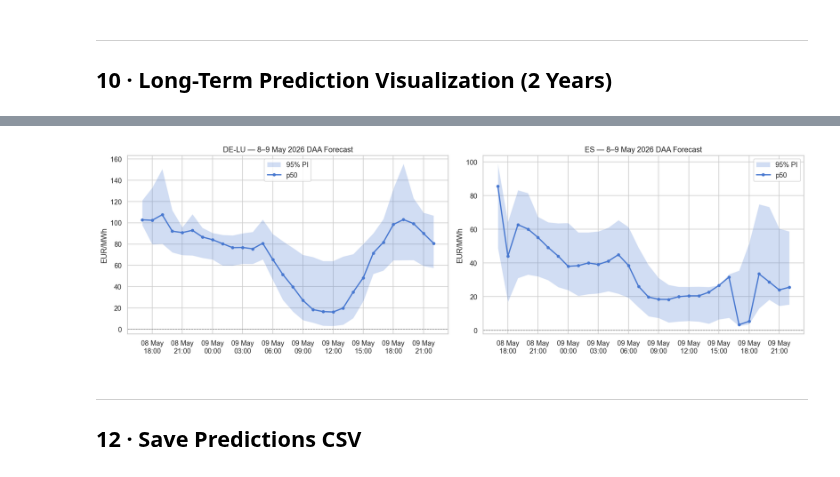
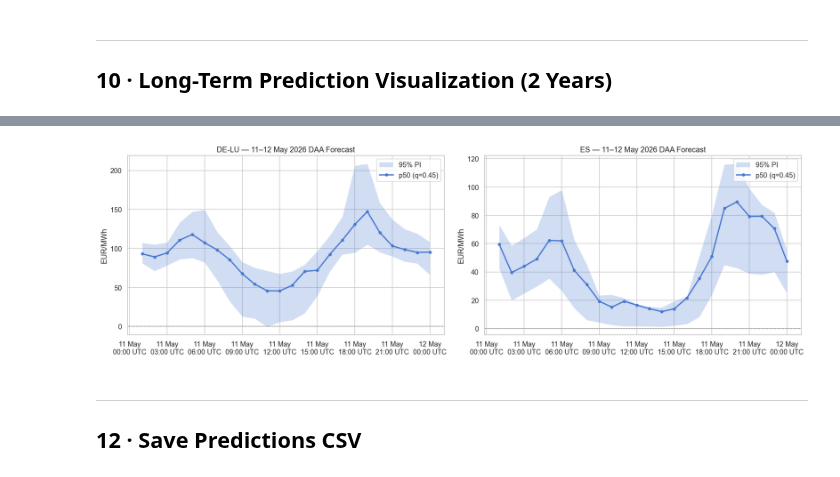
Before and after one commit to lturgut/electricity-forecast, a Jupyter notebook: model.ipynb, the cells around one changed output, grey strips where cells are left out. Cells and saved outputs as stored; diff of their text form; code cells hidden in the pictures.

```diff
--- a/model.ipynb
+++ b/model.ipynb
@@ -200,7 +222,7 @@ for zone, cfg in ZONES.items():
         f"{DATA_DIR}{slug}_generation.csv"
     )
     raw[zone]['weather_hist'] = om_weather(
-        cfg['lat'], cfg['lon'], TRAIN_START, TRAIN_END,
+        cfg['lat'], cfg['lon'], TRAIN_START, WEATHER_ARCHIVE_END,
         f"{DATA_DIR}{slug}_weather_hist.csv"
     )
     raw[zone]['weather_fcst'] = om_weather(
@@ -559,21 +581,22 @@ FEATURE_COLS = [
     'hour_sin', 'hour_cos',
     'dow_sin',  'dow_cos',
     'month_sin','month_cos',
-    'is_weekend', 'is_summer',
-    'price_lag24h', 'price_lag48h', 'price_lag168h',
+    'is_weekend', 'is_summer', 'is_monday',
+    'price_lag24h', 'price_lag48h', 'price_lag72h', 'price_lag168h',
     'price_roll_mean_24h',  'price_roll_std_24h',
     'price_roll_mean_168h', 'price_roll_std_168h',
     'temperature', 'wind_speed', 'solar_radiation',
+    'solar_hour',   # solar_radiation * |cos(2π*hour/24)| — captures solar-hour interaction
     'renewable_share',
 ]
 
 
 def build_features(df: pd.DataFrame) -> pd.DataFrame:
-    """Construct feature matrix from merged dataframe. Same vocabulary for both zones."""
+    """Construct feature matrix. Same vocabulary for both zones."""
     idx = df.index
     X = pd.DataFrame(index=idx)
 
-    # Cyclical calendar encoding (avoids cliff at hour 23 → 0)
+    # Cyclical calendar encoding (no cliff at hour 23 → 0)
     X['hour_sin']  = np.sin(2 * np.pi * idx.hour / 24)
     X['hour_cos']  = np.cos(2 * np.pi * idx.hour / 24)
     X['dow_sin']   = np.sin(2 * np.pi * idx.dayofweek / 7)
@@ -582,9 +605,11 @@ def build_features(df: pd.DataFrame) -> pd.DataFrame:
     X['month_cos'] = np.cos(2 * np.pi * idx.month / 12)
     X['is_weekend'] = (idx.dayofweek >= 5).astype(int)
     X['is_summer']  = ((idx.month >= 6) & (idx.month <= 8)).astype(int)
+    # Monday demand ramp after a low-demand weekend creates systematic price jump
+    X['is_monday']  = (idx.dayofweek == 0).astype(int)
 
     # Price lags (shift prevents look-ahead leakage)
-    for lag in [24, 48, 168]:
+    for lag in [24, 48, 72, 168]:
         X[f'price_lag{lag}h'] = df['price'].shift(lag)
 
     # Rolling statistics (shift(1) so we never use the current row)
@@ -594,9 +619,14 @@ def build_features(df: pd.DataFrame) -> pd.DataFrame:
         X[f'price_roll_std_{w}h']  = ps.rolling(w).std()
 
     # Weather
-    X['temperature']     = df.get('temperature',     pd.Series(15.0, index=idx))
-    X['wind_speed']      = df.get('wind_speed',      pd.Series(4.0,  index=idx))
-    X['solar_radiation'] = df.get('solar_radiation', pd.Series(0.0,  index=idx))
+    solar = df.get('solar_radiation', pd.Series(0.0, index=idx))
+    X['temperature']     = df.get('temperature',  pd.Series(15.0, index=idx))
+    X['wind_speed']      = df.get('wind_speed',   pd.Series(4.0,  index=idx))
+    X['solar_radiation'] = solar
+
+    # Solar × hour interaction: solar suppresses prices but only when the sun is up
+    # |cos(2π*hour/24)| peaks at noon (UTC 12) — amplifies midday suppression in ES
+    X['solar_hour'] = solar * np.abs(np.cos(2 * np.pi * idx.hour / 24))
 
     # Generation
     X['renewable_share'] = df.get('renewable_share', pd.Series(0.3, index=idx))
@@ -1085,15 +1387,17 @@ timestamp
 # %%
-# Run regime-switching predictions for both zones
+# Run ensemble predictions for evaluation window
 eval_preds = {}
 for zone in ZONES:
-    eval_preds[zone] = predict_window(
+    eval_preds[zone] = predict_ensemble(
         EVAL_TIMESTAMPS,
         zone,
         eval_features[zone],
+        hour_feats_eval[zone],
     )
 
-print('Predictions by zone:')
+print('Predictions for evaluation window:')
 for z, p in eval_preds.items():
-    print(f'\n{z}')
+    print()
+    print(z)
     print(p[['p025', 'p50', 'p975']].round(2).to_string())
 # %% [output]
@@ -1117,23 +1421,21 @@ timestamp
 # %%
 # Visualise evaluation window predictions
 fig, axes = plt.subplots(1, 2, figsize=(16, 5))
 
-cet_offset = pd.tseries.frequencies.to_offset('1h')  # UTC+1
-
 for ax, (zone, preds) in zip(axes, eval_preds.items()):
     t = preds.index
     ax.fill_between(t, preds['p025'], preds['p975'], alpha=0.25, label='95% PI')
-    ax.plot(t, preds['p50'], marker='o', ms=4, lw=2, label='p50')
+    ax.plot(t, preds['p50'], marker='o', ms=4, lw=2, label='p50 (q=0.45)')
     ax.axhline(0, color='gray', lw=0.8, ls='--')
-    ax.set_title(f'{zone} — 8–9 May 2026 DAA Forecast')
+    ax.set_title(f'{zone} — 11–12 May 2026 DAA Forecast')
     ax.set_ylabel('EUR/MWh')
     ax.legend()
-    ax.xaxis.set_major_formatter(mdates.DateFormatter('%d %b\n%H:00'))
+    ax.xaxis.set_major_formatter(mdates.DateFormatter('%d %b\n%H:00 UTC'))
 
 plt.tight_layout()
 plt.show()
 # %% [output]
-[figure, old version]
+[figure, new version]
 # %% [markdown]
 ---
 ## 12 · Save Predictions CSV
```
Also changed, not shown: parts of 24 cells of this notebook, 4 other files.
